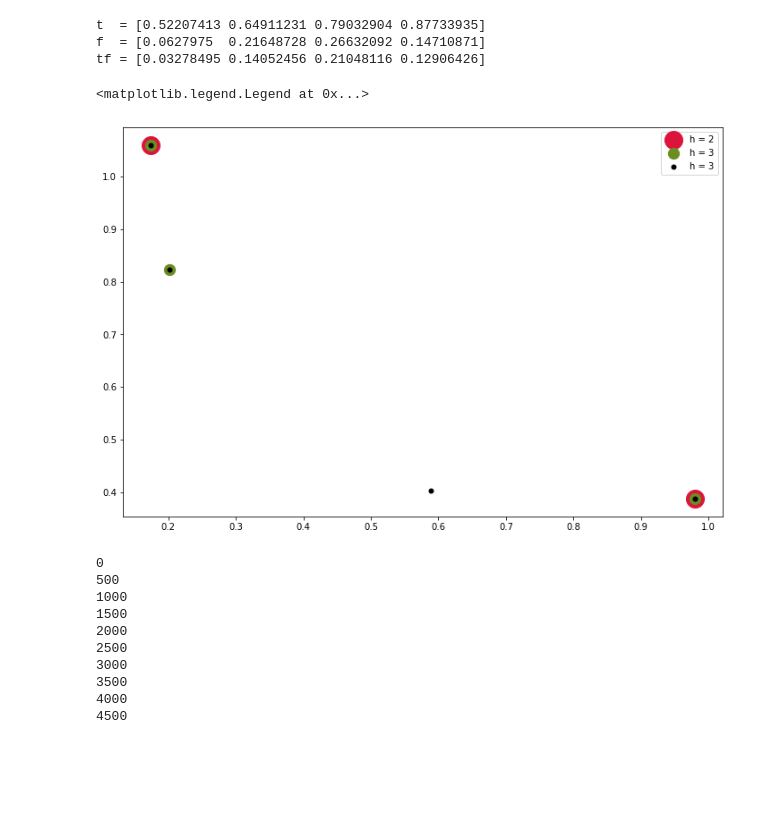
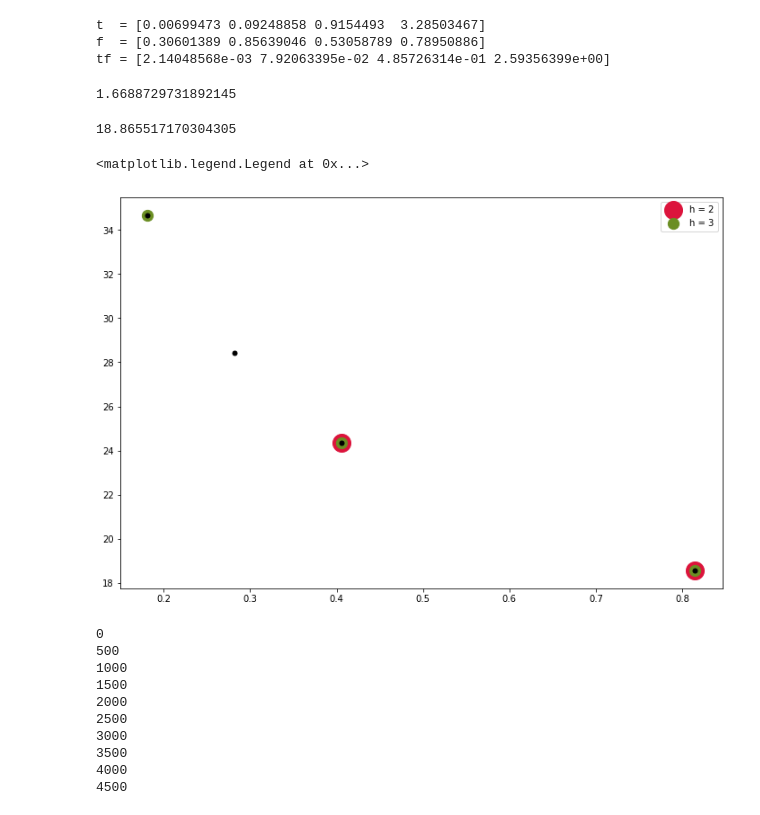
Before and after one commit to maxkapur/CombinatorialAdmissions, a Jupyter notebook: OptApp/Nestedness.ipynb, the cells around one changed output. Cells and saved outputs as stored; diff of their text form; code cells hidden in the pictures; blank space fills up the shorter version.

```diff
--- a/OptApp/Nestedness.ipynb
+++ b/OptApp/Nestedness.ipynb
@@ -39,6 +39,12 @@ class Market:
 
         return res
 
+    def valuation_lb(self, X):
+        """
+        Return a lower bound on the valuation of the portfolio `X`, a list of schools, with respect to the market.
+        """
+        return np.mean(self.tf[X])
+
     def optimize(self, h):
         """
         Return the optimal application portfolio when the limit is `h`. Solves by enumeration.
@@ -64,26 +68,36 @@ market = Market(np.random.exponential(size=m),
 market.valuation([0, 2, 3])
 market
 # %% [output]
-t  = [0.52207413 0.64911231 0.79032904 0.87733935]
-f  = [0.0627975  0.21648728 0.26632092 0.14710871]
-tf = [0.03278495 0.14052456 0.21048116 0.12906426]
+t  = [0.00699473 0.09248858 0.9154493  3.28503467]
+f  = [0.30601389 0.85639046 0.53058789 0.78950886]
+tf = [2.14048568e-03 7.92063395e-02 4.85726314e-01 2.59356399e+00]
+# %%
+market.valuation([0, 2, 3]) - market.valuation_lb([0, 2, 3])
+# %% [output]
+1.6688729731892145
+# %%
+market = Market([18.559752488330187, 24.36472217546022, 28.408724728401776, 34.67814499807042],
+                [0.814442884064013, 0.40541831889495705, 0.28208053214120027, 0.18150771871696775])
+market.valuation([0, 1])
+# %% [output]
+18.865517170304305
 # %%
-m = 4
-market = Market(np.random.exponential(size=m),
-                np.random.rand(m))
+# m = 4
+# market = Market(np.random.exponential(size=m),
+#                 np.random.rand(m))
 
 fig, ax = plt.subplots(1, 1, figsize=(12, 8))
 
 X2 = market.optimize(2)
 X3 = market.optimize(3)
 
 ax.scatter(market.f[X2], market.t[X2], s=400, c="crimson", label="h = 2")
 ax.scatter(market.f[X3], market.t[X3], s=150, c="olivedrab", label="h = 3")
-ax.scatter(market.f, market.t, s=25, c="black", label="h = 3")
+ax.scatter(market.f, market.t, s=25, c="black", label=None)
 ax.legend()
 # %% [output]
 <matplotlib.legend.Legend at 0x...>
-[figure, old version]
+[figure, new version]
 # %%
 for t in range(5000):
     if t % 500 == 0:
```
Also changed, not shown: parts of 1 cell of this notebook, 23 other files.
